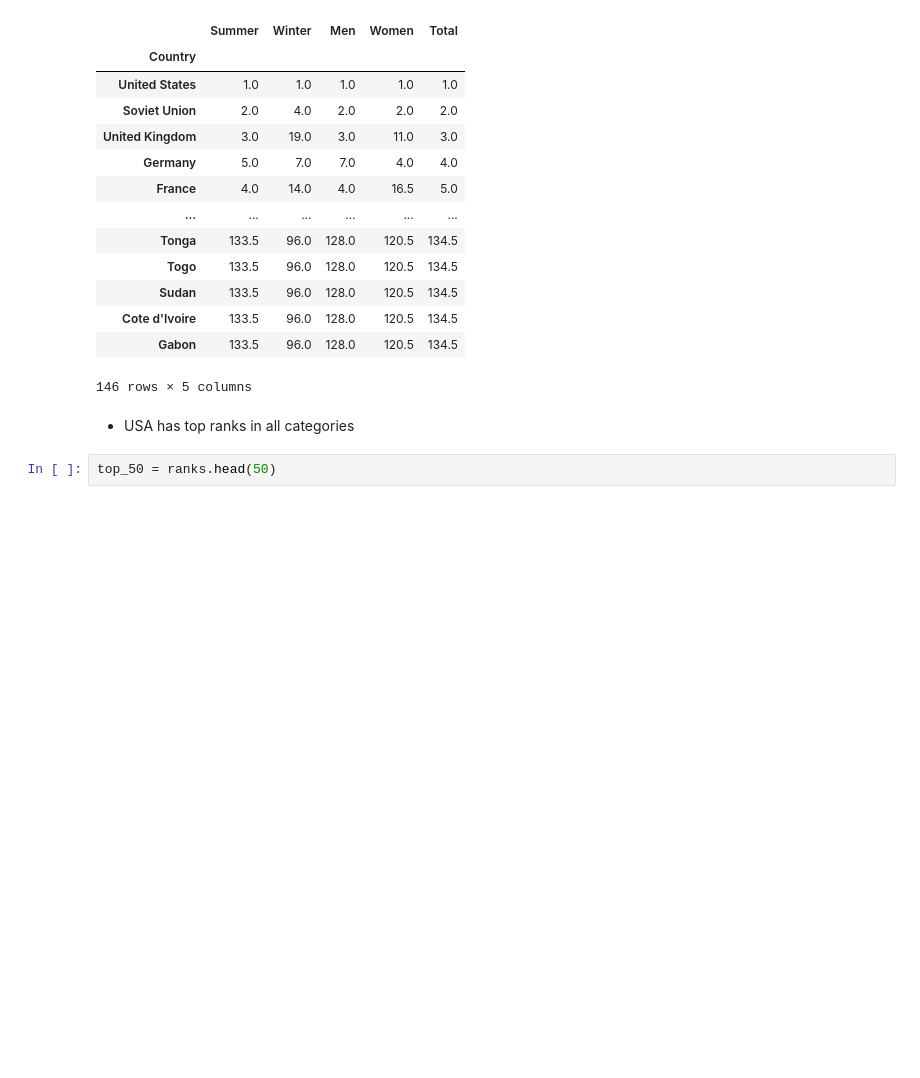
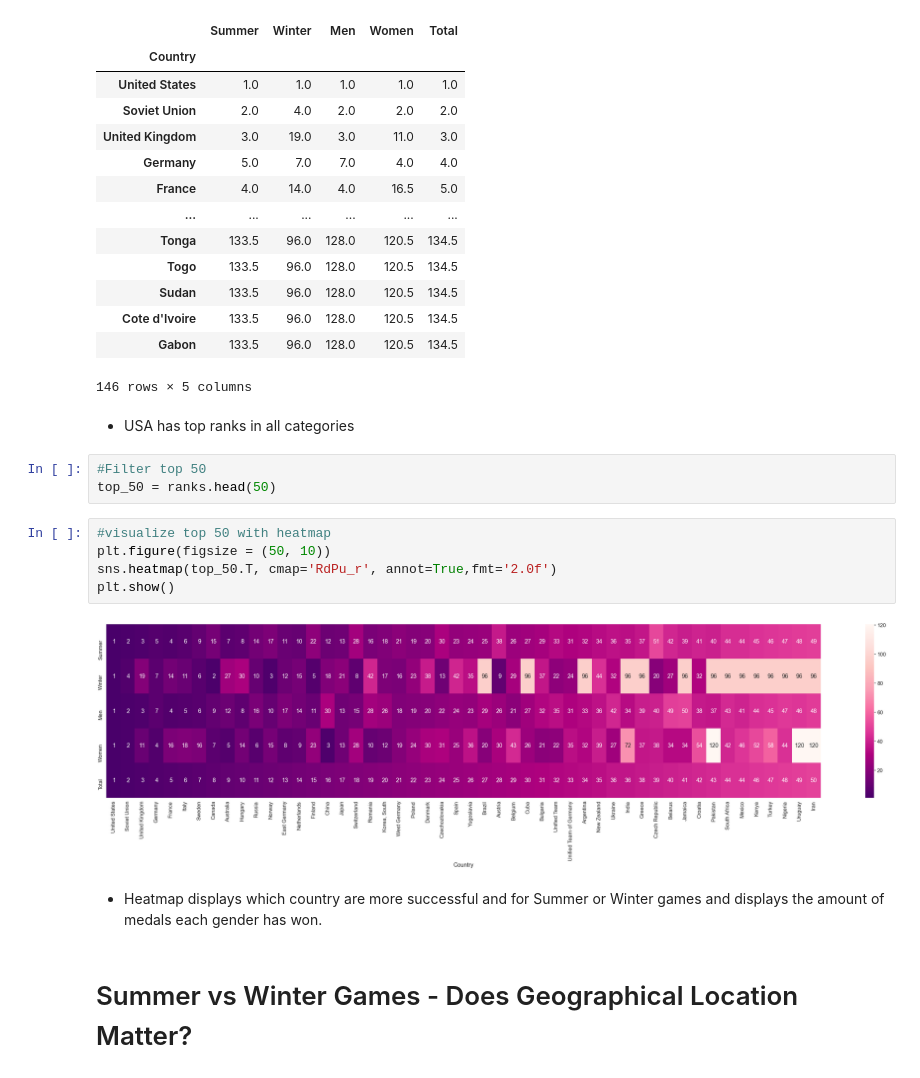
Before and after one commit to HunterKane/Explanatory-Data-Analysis-and-Seaborn-Olympic-Games-, a Jupyter notebook: Project 11 - Olympic Games Explanatory Data Analysis And Visualization .ipynb, the cells around one changed output. Saved outputs shown, nothing was run; the diff lists cells and outputs as text; blank space fills up the shorter version.

Commit message:
Project completed
Final analysis completed combined with data visualization explanation.

```diff
--- a/Project 11 - Olympic Games Explanatory Data Analysis And Visualization .ipynb
+++ b/Project 11 - Olympic Games Explanatory Data Analysis And Visualization .ipynb
@@ -1402,4 +1402,16 @@ ranks
 # %% [markdown]
  - USA has top ranks in all categories
 # %%
+#Filter top 50
 top_50 = ranks.head(50)
+# %%
+#visualize top 50 with heatmap
+plt.figure(figsize = (50, 10))
+sns.heatmap(top_50.T, cmap='RdPu_r', annot=True,fmt='2.0f')
+plt.show()
+# %% [output]
+[figure, added]
+# %% [markdown]
+ - Heatmap displays which country are more successful and for Summer or Winter games and displays the amount of medals each gender has won.
+# %% [markdown]
+# Summer vs Winter Games - Does Geographical Location Matter?
```
Also changed, not shown: parts of 29 cells of this notebook.
